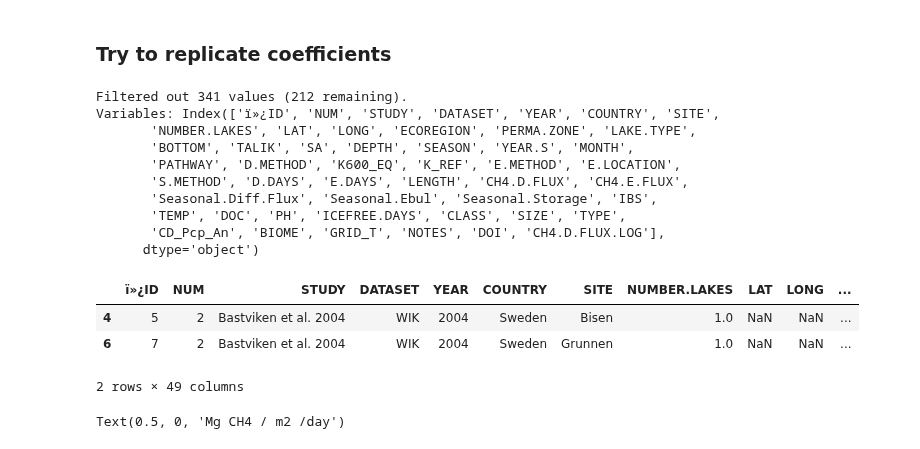
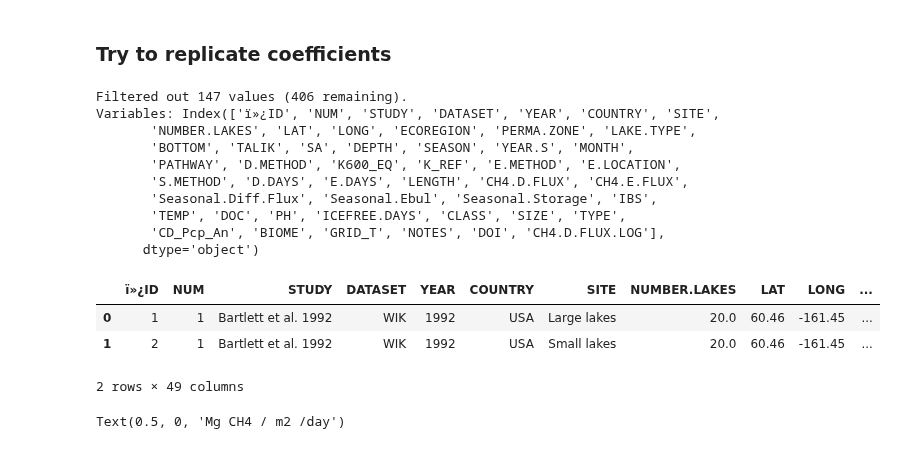
Before and after one commit to ekcomputer/lake-area, a Jupyter notebook: baseline_estimates.ipynb, the cells around one changed output. Drawn from its saved outputs; the diff is of its cells as text; code cells hidden in the pictures.

```diff
--- a/baseline_estimates.ipynb
+++ b/baseline_estimates.ipynb
@@ -90,37 +90,37 @@ os.makedirs(joined_clim_dir, exist_ok=True)
 # %%
 ## Load
 df = pd.read_csv('/mnt/g/Other/Kuhn-olefeldt-BAWLD/BAWLD-CH4/data/ek_out/archive/BAWLD_CH4_Aquatic.csv',
     encoding = "ISO-8859-1", dtype={'CH4.E.FLUX ':'float'}, na_values='-')
 len0 = len(df)
 
 ## Filter and pre-process
 df.query("SEASON == 'Icefree' ", inplace=True) # and `D.METHOD` == 'CH'
-df.dropna(subset=['SA', 'CH4.D.FLUX', 'TEMP'], inplace=True)
+df.dropna(subset=['SA'], inplace=True) # 'CH4.D.FLUX', 'TEMP'
 
 ## if I want transformed y as its own var
 df['CH4.D.FLUX.LOG'] = np.log10(df['CH4.D.FLUX']+1)
 
 ## print filtering
 len1 = len(df)
 print(f'Filtered out {len0-len1} values ({len1} remaining).')
 print(f'Variables: {df.columns}')
 
 ## View
 df.head(2)
 # %% [output]
-Filtered out 341 values (212 remaining).
+Filtered out 147 values (406 remaining).
 Variables: Index(['ï»¿ID', 'NUM', 'STUDY', 'DATASET', 'YEAR', 'COUNTRY', 'SITE',
        'NUMBER.LAKES', 'LAT', 'LONG', 'ECOREGION', 'PERMA.ZONE', 'LAKE.TYPE',
        'BOTTOM', 'TALIK', 'SA', 'DEPTH', 'SEASON', 'YEAR.S', 'MONTH',
        'PATHWAY', 'D.METHOD', 'K600_EQ', 'K_REF', 'E.METHOD', 'E.LOCATION',
        'S.METHOD', 'D.DAYS', 'E.DAYS', 'LENGTH', 'CH4.D.FLUX', 'CH4.E.FLUX',
        'Seasonal.Diff.Flux', 'Seasonal.Ebul', 'Seasonal.Storage', 'IBS',
        'TEMP', 'DOC', 'PH', 'ICEFREE.DAYS', 'CLASS', 'SIZE', 'TYPE',
        'CD_Pcp_An', 'BIOME', 'GRID_T', 'NOTES', 'DOI', 'CH4.D.FLUX.LOG'],
       dtype='object')
 |  | ï»¿ID | NUM | STUDY | DATASET | YEAR | COUNTRY | SITE | NUMBER.LAKES | LAT | LONG | ... |
-| 4 | 5 | 2 | Bastviken et al. 2004 | WIK | 2004 | Sweden | Bisen | 1.0 | NaN | NaN | ... |
-| 6 | 7 | 2 | Bastviken et al. 2004 | WIK | 2004 | Sweden | Grunnen | 1.0 | NaN | NaN | ... |
+| 0 | 1 | 1 | Bartlett et al. 1992 | WIK | 1992 | USA | Large lakes | 20.0 | 60.46 | -161.45 | ... |
+| 1 | 2 | 1 | Bartlett et al. 1992 | WIK | 1992 | USA | Small lakes | 20.0 | 60.46 | -161.45 | ... |
 2 rows × 49 columns
 # %%
 ## Viz plot
```
Also changed, not shown: parts of 12 cells of this notebook.
